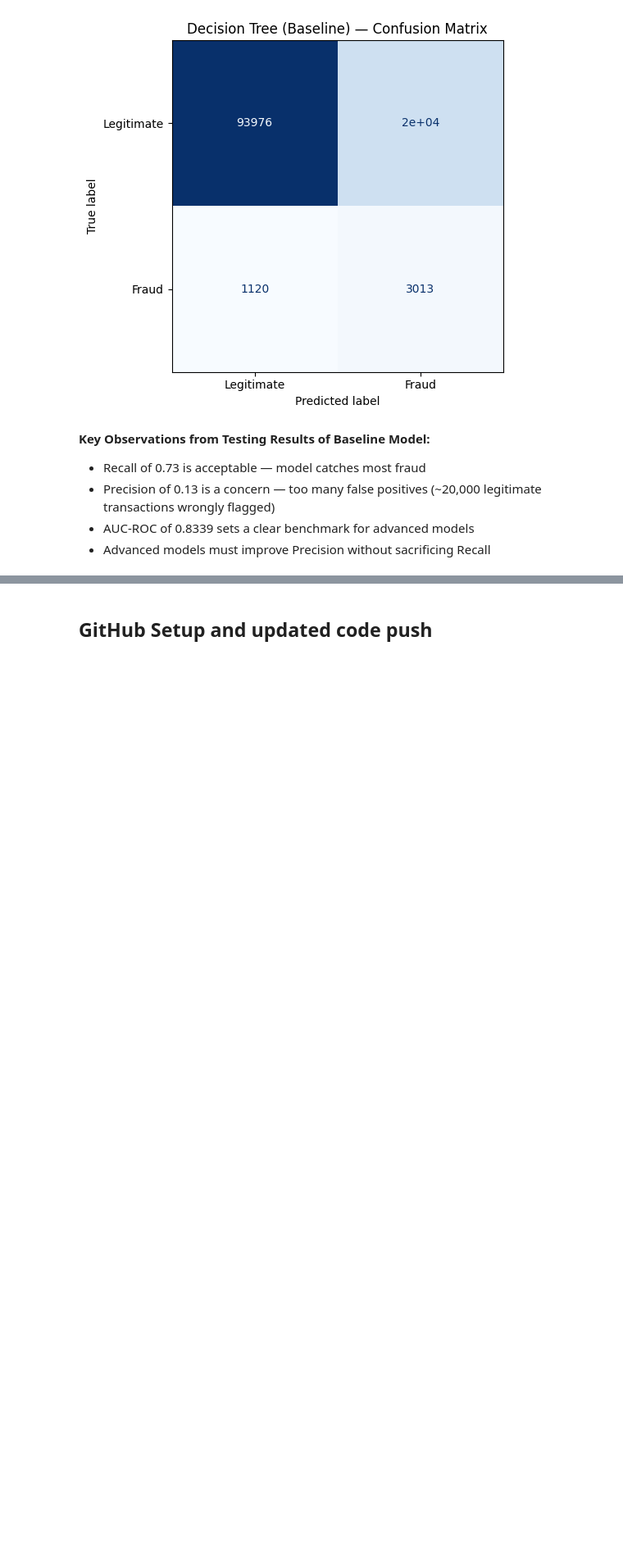
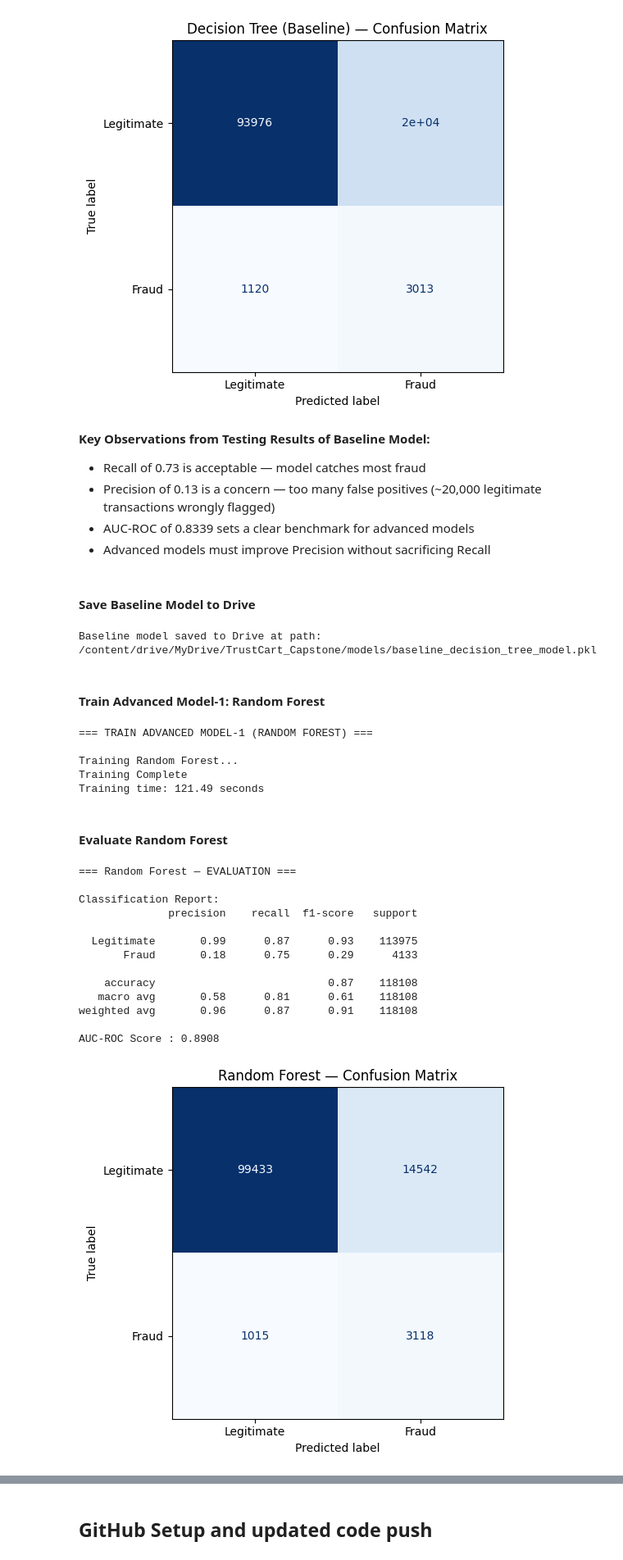
Before and after one commit to Thedeadman0612/TrustCart, a Jupyter notebook: phase1/notebooks/phase1_transaction_risk.ipynb, the cells around one changed output, grey strips where cells are left out. Shown at 82% size. Drawn from its saved outputs; the diff is of its cells as text; code cells hidden in the pictures; blank space fills up the shorter version.

Commit message:
Phase 1 Task 5: Model Building done

```diff
--- a/phase1/notebooks/phase1_transaction_risk.ipynb
+++ b/phase1/notebooks/phase1_transaction_risk.ipynb
@@ -1965,3 +1993,75 @@ AUC-ROC Score : 0.8339
   (~20,000 legitimate transactions wrongly flagged)
 - AUC-ROC of 0.8339 sets a clear benchmark for advanced models
 - Advanced models must improve Precision without sacrificing Recall
+# %% [markdown]
+#### **Save Baseline Model to Drive**
+# %%
+import joblib
+
+model_path = '/content/drive/MyDrive/TrustCart_Capstone/models'
+os.makedirs(model_path, exist_ok=True)
+joblib.dump(baseline_model, f'{model_path}/baseline_decision_tree_model.pkl')
+
+print(f"Baseline model saved to Drive at path: {model_path}/baseline_decision_tree_model.pkl")
+# %% [output]
+Baseline model saved to Drive at path: /content/drive/MyDrive/TrustCart_Capstone/models/baseline_decision_tree_model.pkl
+# %% [markdown]
+#### **Train Advanced Model-1: Random Forest**
+# %%
+from sklearn.ensemble import RandomForestClassifier
+
+print("=== TRAIN ADVANCED MODEL-1 (RANDOM FOREST) ===")
+print("")
+
+print("Training Random Forest...")
+
+# Train
+advanced_model_1 = RandomForestClassifier(
+    n_estimators=100,
+    max_depth=10,
+    class_weight = 'balanced',
+    random_state=42,
+    n_jobs=-1)
+
+start_time = time.time()
+
+# Train advanced Random Forest model
+advanced_model_1.fit(X_train, y_train)
+
+end_time = time.time()
+
+print("Training Complete")
+print(f"Training time: {end_time - start_time:.2f} seconds")
+# %% [output]
+=== TRAIN ADVANCED MODEL-1 (RANDOM FOREST) ===
+
+Training Random Forest...
+Training Complete
+Training time: 121.49 seconds
+# %% [markdown]
+#### **Evaluate Random Forest**
+# %%
+y_pred_rf = advanced_model_1.predict(X_test)
+y_pred_proba_rf = advanced_model_1.predict_proba(X_test)[:, 1]
+
+model_results['Random Forest'] = evaluate_model(
+    model_name   = 'Random Forest',
+    y_true       = y_test,
+    y_pred       = y_pred_rf,
+    y_pred_proba = y_pred_proba_rf
+)
+# %% [output]
+=== Random Forest — EVALUATION ===
+
+Classification Report:
+              precision    recall  f1-score   support
+
+  Legitimate       0.99      0.87      0.93    113975
+       Fraud       0.18      0.75      0.29      4133
+
+    accuracy                           0.87    118108
+   macro avg       0.58      0.81      0.61    118108
+weighted avg       0.96      0.87      0.91    118108
+
+AUC-ROC Score : 0.8908
+[figure, added]
```
Also changed, not shown: parts of 21 cells of this notebook.
